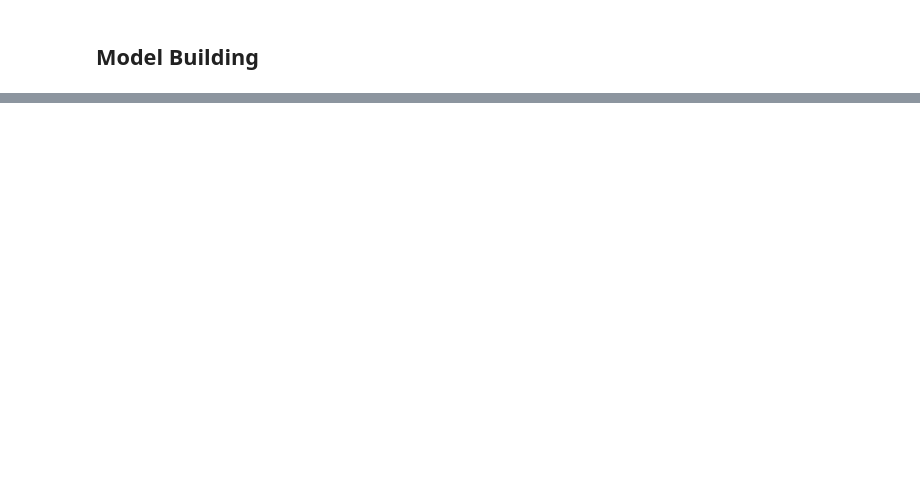
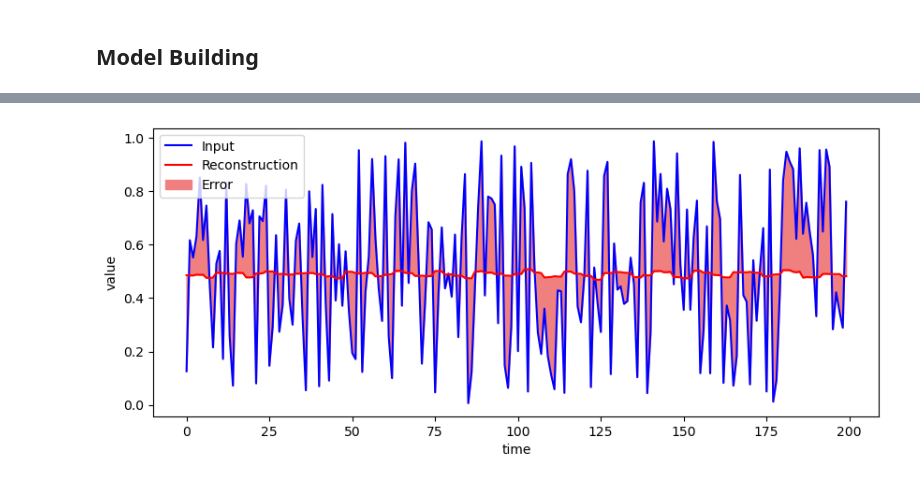
Before and after one commit to zhichucode/industry_deep_learning, a Jupyter notebook: main.ipynb, the cells around one changed output, grey strips where cells are left out. Saved outputs shown, nothing was run; the diff lists cells and outputs as text; code cells hidden in the pictures; blank space fills up the shorter version.

```diff
--- a/main.ipynb
+++ b/main.ipynb
@@ -269,0 +349,4 @@ else:
+# %%
+# Error test
+error_input = np.random.rand(1, 3072)
+error_output = model.predict(error_input)
@@ -269,0 +355,14 @@ else:
+# %%
+x_axis = 200
+plt.figure(figsize=(10,4))
+y1 = error_input.flatten()[:x_axis]
+plt.plot(y1, 'b')
+y2 = error_output.flatten()[:x_axis]
+plt.plot(y2, 'r')
+plt.xlabel('time')
+plt.ylabel('value')
+plt.fill_between(np.arange(x_axis),y1,y2,color='lightcoral' )
+plt.legend(labels=["Input", "Reconstruction", "Error"])
+plt.show()
+# %% [output]
+[figure, added]
```
Also changed, not shown: parts of 41 cells of this notebook, 36 other files.
